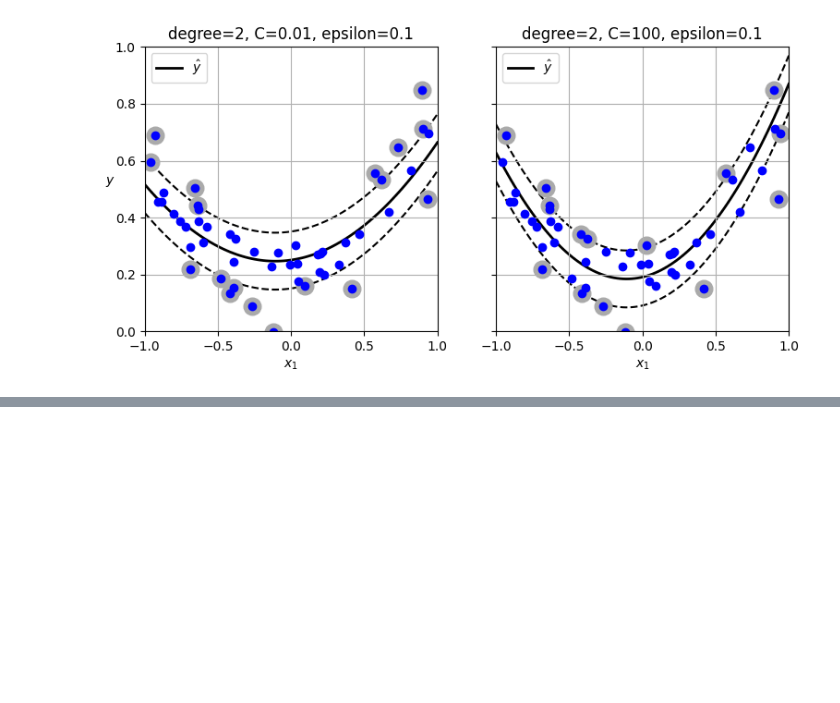
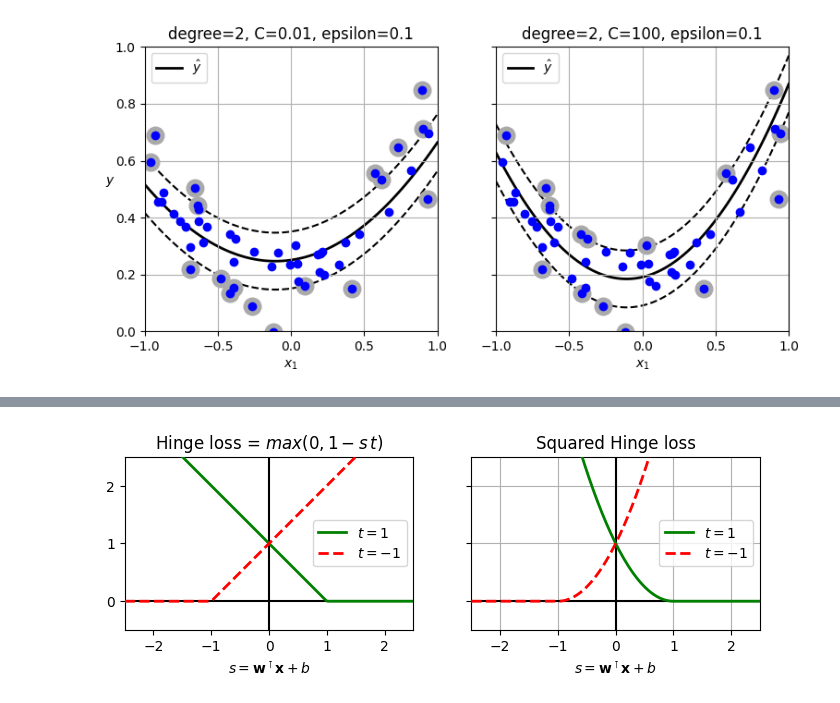
Before and after one commit to sunodmongia/SVM, a Jupyter notebook: svm.ipynb, the cells around one changed output, grey strips where cells are left out. Cells and saved outputs as stored; diff of their text form; code cells hidden in the pictures; blank space fills up the shorter version.

Commit message:
Loss: Hinge and Squared Hinge

```diff
--- a/svm.ipynb
+++ b/svm.ipynb
@@ -578,0 +635,27 @@ plt.show()
+# %%
+s = np.linspace(-2.5, 2.5, 200)
+hinge_pos = np.where(1 - s < 0, 0, 1 - s)
+hinge_neg = np.where(1 + s < 0, 0, 1 + s)
+
+titles = (r"Hinge loss = $max(0, 1-s\,t)$", "Squared Hinge loss")
+
+fig, axes = plt.subplots(1, 2, sharey=True, figsize=(8.2, 3))
+
+for ax, loss_pos, loss_neg, title in zip(
+    axes, (hinge_pos, hinge_pos**2), (hinge_neg, hinge_neg**2), titles
+):
+    ax.plot(s, loss_pos, "g-", linewidth=2, zorder=10, label="$t=1$")
+    ax.plot(s, loss_neg, "r--", linewidth=2, zorder=10, label="$t=-1$")
+    plt.grid(True)
+    ax.axhline(y=0, color="k")
+    ax.axvline(x=0, color="k")
+    ax.set_xlabel(r"$s= \mathbf{w}^\intercal \mathbf{x} + b$")
+    ax.axis([-2.5, 2.5, -0.5, 2.5])
+    ax.legend(loc='center right')
+    ax.set_title(title)
+    ax.set_yticks(np.arange(0, 2.5, 1))
+    ax.set_aspect('equal')
+
+plt.show()
+# %% [output]
+[figure, added]
```
Also changed, not shown: parts of 1 cell of this notebook.
